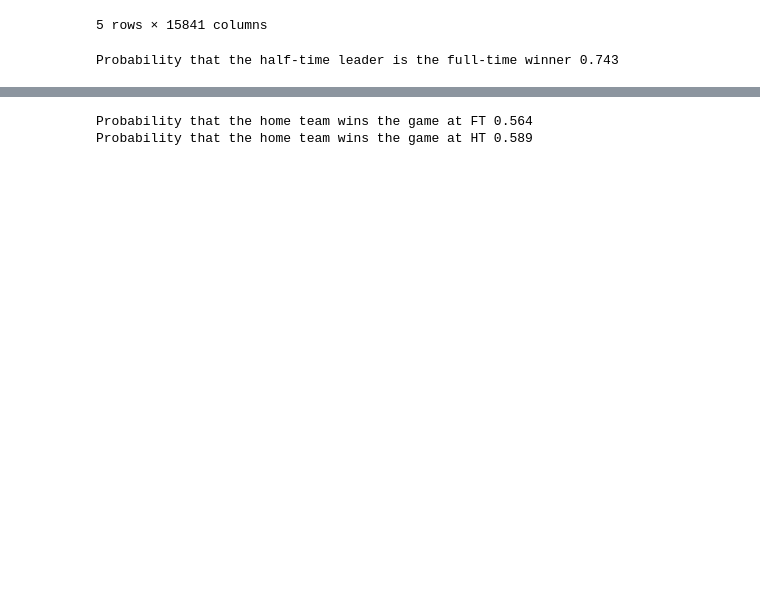
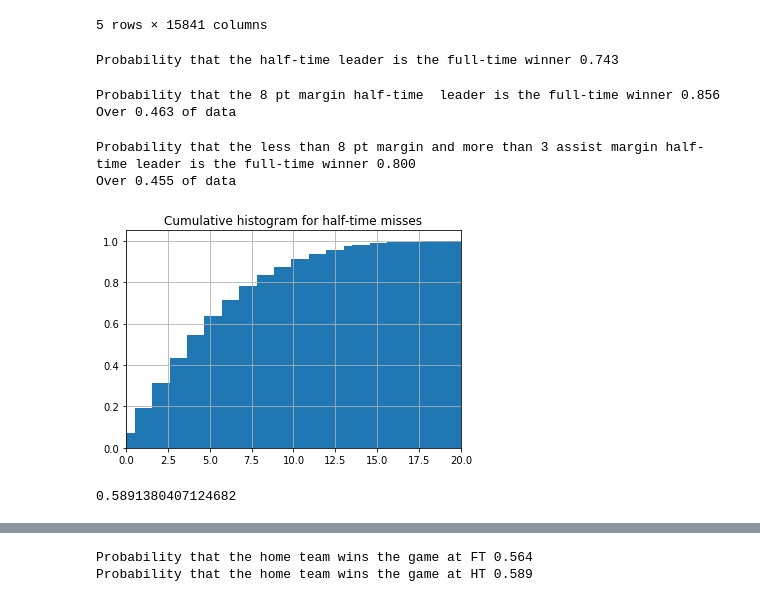
Before and after one commit to alexattia/ChallengeData, a Jupyter notebook: Exploration.ipynb, the cells around one changed output, grey strips where cells are left out. Cells and saved outputs as stored; diff of their text form; code cells hidden in the pictures; blank space fills up the shorter version.

```diff
--- a/Exploration.ipynb
+++ b/Exploration.ipynb
@@ -44,3 +44,38 @@ same_mt_f = df_tot[((df_tot.score_1440 <= 0) & (df_tot.label == 0)) | ((df_tot.s
 print('Probability that the half-time leader is the full-time winner %.3f' % (len(same_mt_f)/len(df_tot)))
 # %% [output]
 Probability that the half-time leader is the full-time winner 0.743
+# %%
+diff_goals = 8
+same_mt_f = df_tot[((df_tot.score_1440 <= -1*diff_goals) & (df_tot.label == 0)) | ((df_tot.score_1440 >= diff_goals) & (df_tot.label == 1))]
+temp = df_tot[(df_tot.score_1440 <= -1*diff_goals) | (df_tot.score_1440 >= diff_goals)]
+print('Probability that the %d pt margin half-time  leader is the full-time winner %.3f' % (diff_goals, len(same_mt_f)/len(temp)))
+print('Over %.3f of data' % (len(temp)/len(df_tot)))
+# %% [output]
+Probability that the 8 pt margin half-time  leader is the full-time winner 0.856
+Over 0.463 of data
+# %%
+diff_goals = 8
+diff_assists = 3
+temp = df_tot[(np.abs(df_tot.score_1440) < diff_goals) ]
+same_mt_f = temp[((temp.assist_1440 >= -1*diff_assists) & (temp.label == 0))
+                   | ((temp.assist_1440 <= diff_assists) & (df_tot.label == 1))]
+temp2 = temp[np.abs(temp.assist_1440 <= diff_assists) ]
+#temp = df_tot[(np.abs(df_tot.score_1440) <= diff_goals) & (np.abs(df_tot.miss_1440) >= 5)]
+print('Probability that the less than %d pt margin and more than %d assist margin half-time leader is the full-time winner %.3f' % (diff_goals, diff_assists, len(same_mt_f)/len(temp)))
+print('Over %.3f of data' % (len(temp2)/len(df_tot)))
+# %% [output]
+Probability that the less than 8 pt margin and more than 3 assist margin half-time leader is the full-time winner 0.800
+Over 0.455 of data
+# %%
+import matplotlib.pyplot as plt
+f, ax = plt.subplots()
+ax.hist(np.abs(df_tot.miss_1440.values), bins=50, normed=1,  cumulative=True)
+_ = ax.set_xlim([0, 20])
+_ = ax.grid()
+_ = ax.set_title('Cumulative histogram for half-time misses')
+# %% [output]
+[figure, added]
+# %%
+np.sum(df_tot.score_1440.values <= 0)/len(df_tot)
+# %% [output]
+0.5891380407124682
```
Also changed, not shown: parts of 35 cells of this notebook, 1 other file.
